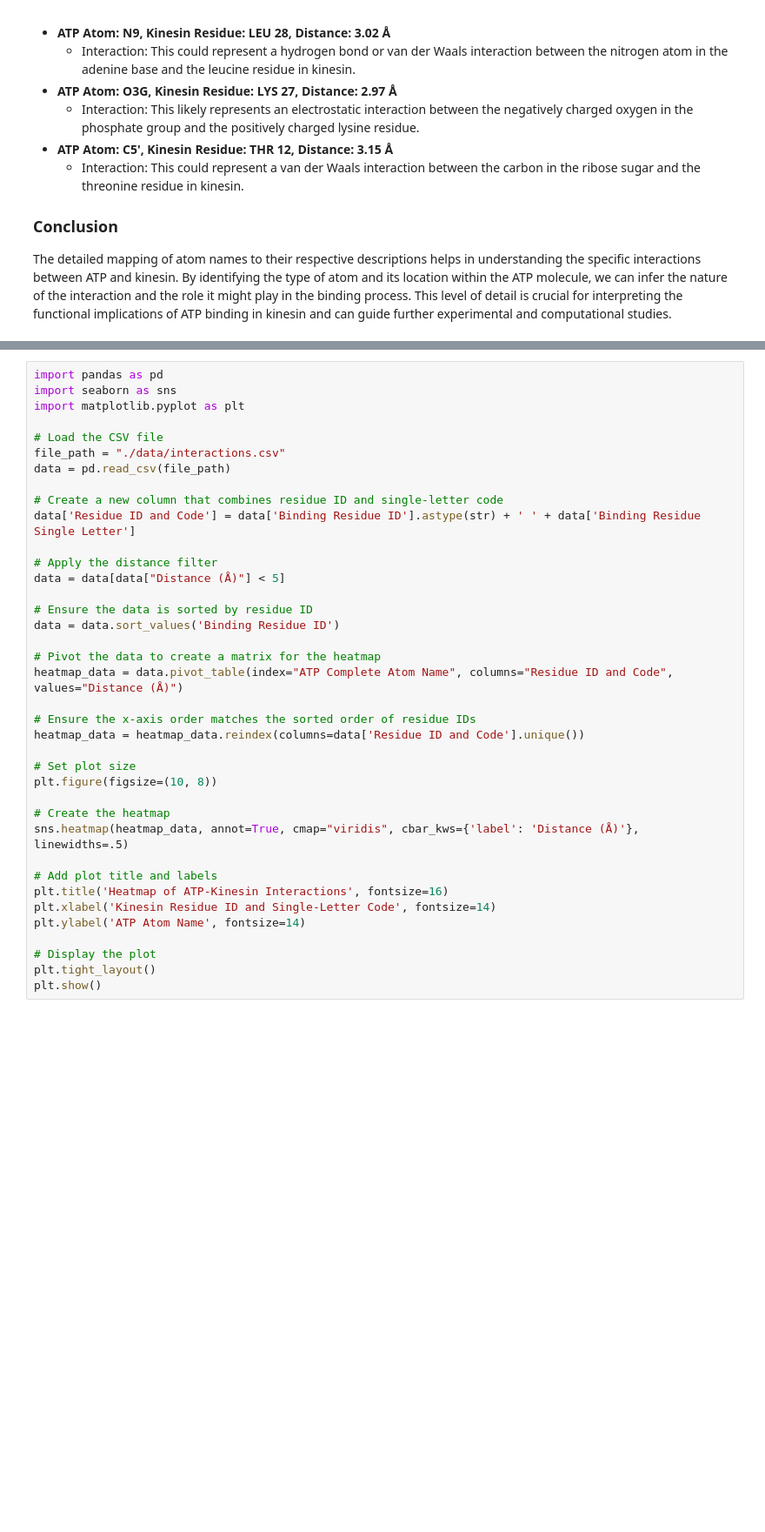
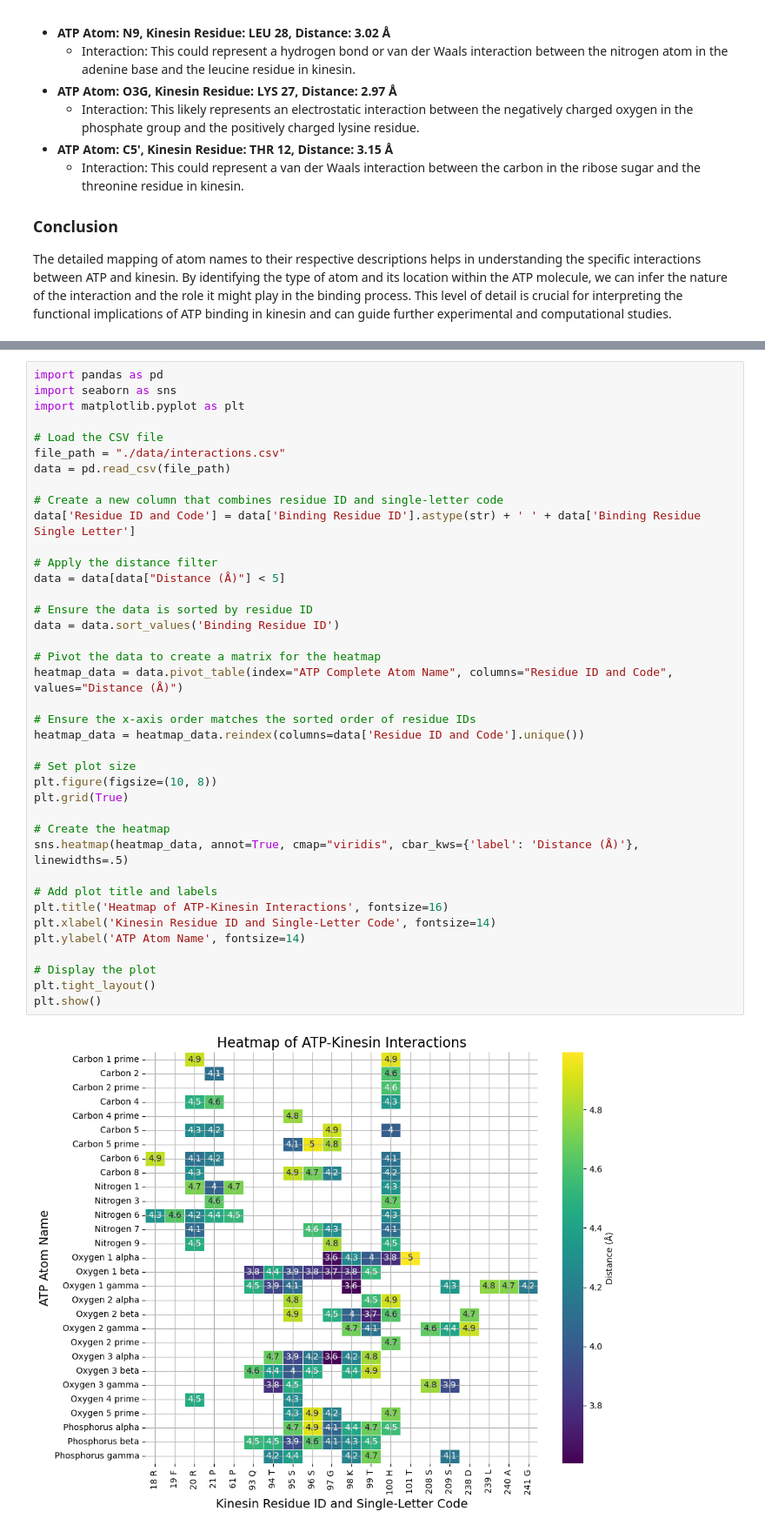
Before and after one commit to dalarios/Jazzer_surf, a Jupyter notebook: pymol-ATP_aa.ipynb, the cells around one changed output, grey strips where cells are left out. Shown at 87% size. Cells and saved outputs as stored; diff of their text form; blank space fills up the shorter version.

```diff
--- a/pymol-ATP_aa.ipynb
+++ b/pymol-ATP_aa.ipynb
@@ -126,33 +140,36 @@ data = pd.read_csv(file_path)
 
 # Create a new column that combines residue ID and single-letter code
 data['Residue ID and Code'] = data['Binding Residue ID'].astype(str) + ' ' + data['Binding Residue Single Letter']
 
 # Apply the distance filter
 data = data[data["Distance (Å)"] < 5]
 
 # Ensure the data is sorted by residue ID
 data = data.sort_values('Binding Residue ID')
 
 # Pivot the data to create a matrix for the heatmap
 heatmap_data = data.pivot_table(index="ATP Complete Atom Name", columns="Residue ID and Code", values="Distance (Å)")
 
 # Ensure the x-axis order matches the sorted order of residue IDs
 heatmap_data = heatmap_data.reindex(columns=data['Residue ID and Code'].unique())
 
 # Set plot size
 plt.figure(figsize=(10, 8))
+plt.grid(True)
 
 # Create the heatmap
 sns.heatmap(heatmap_data, annot=True, cmap="viridis", cbar_kws={'label': 'Distance (Å)'}, linewidths=.5)
 
 # Add plot title and labels
 plt.title('Heatmap of ATP-Kinesin Interactions', fontsize=16)
 plt.xlabel('Kinesin Residue ID and Single-Letter Code', fontsize=14)
 plt.ylabel('ATP Atom Name', fontsize=14)
 
 # Display the plot
 plt.tight_layout()
 plt.show()
+# %% [output]
+[figure, added]
 # %%
 import pandas as pd
 import seaborn as sns
```
Also changed, not shown: parts of 3 cells of this notebook.
